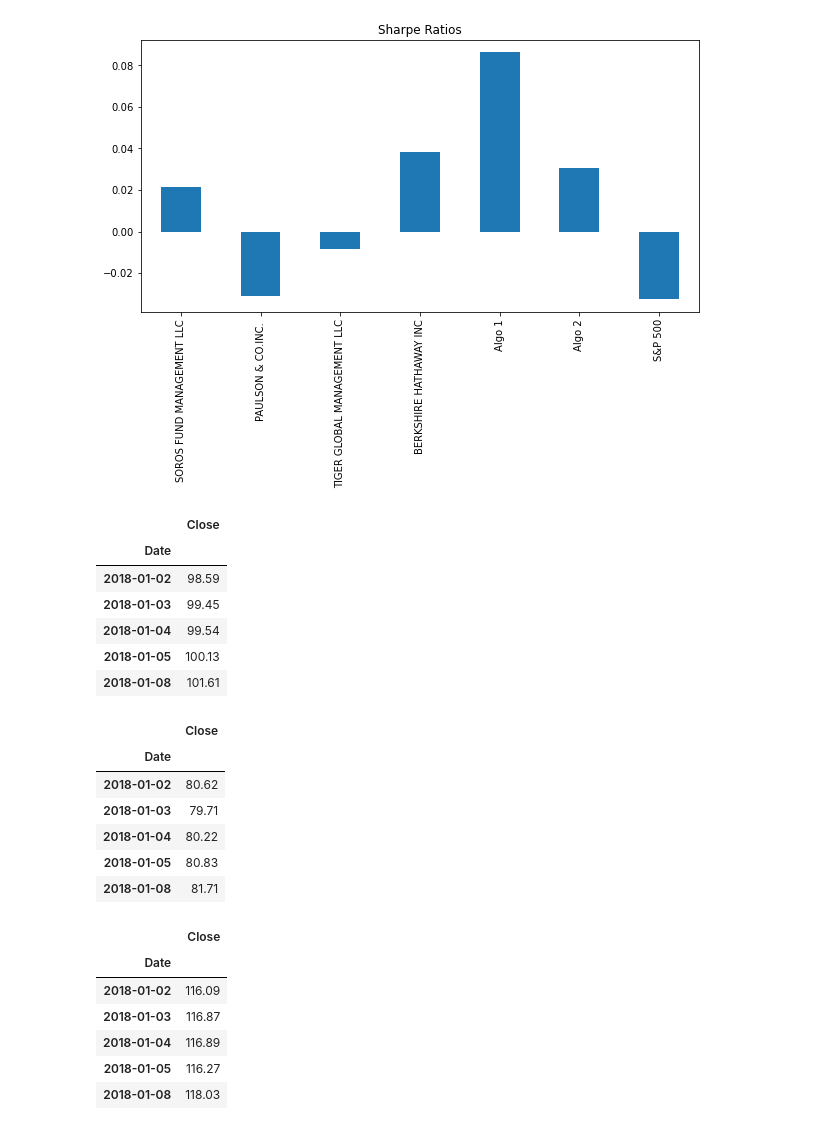
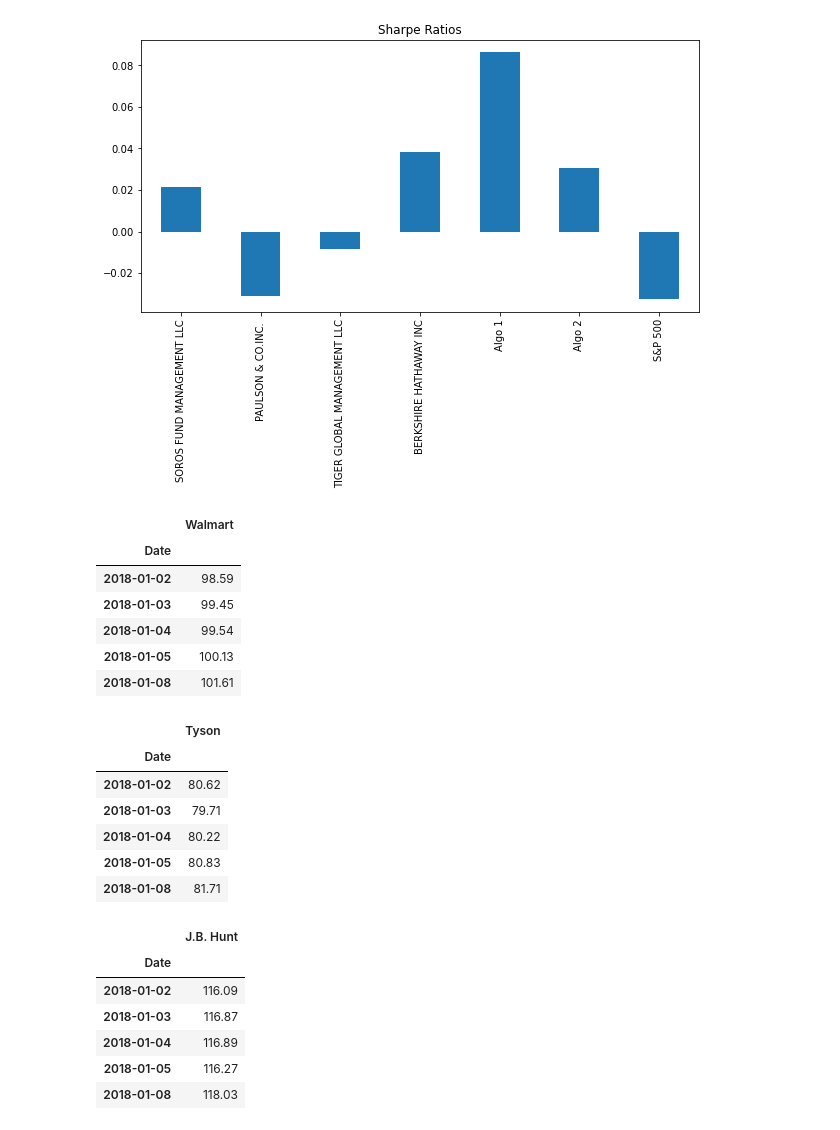
Before and after one commit to campbell8081/Unit04-PandasHW, a Jupyter notebook: whaleportfolio.ipynb, the cells around one changed output. Saved outputs shown, nothing was run; the diff lists cells and outputs as text; code cells hidden in the pictures.

Commit message:
update to column names

```diff
--- a/whaleportfolio.ipynb
+++ b/whaleportfolio.ipynb
@@ -305,12 +305,13 @@ sharpe_ratio.plot.bar(figsize=(10,5), title="Sharpe Ratios")
 # %%
 # Reading Walmart Returns
 walmart_returns_csv = Path("../Resources/WMT_Historical.csv")
 # Read CSV into DataFrame
 walmart_returns_df = pd.read_csv(walmart_returns_csv, index_col="Date",  infer_datetime_format=True, parse_dates=True)
+walmart_returns_df.rename(columns = {'Close':'Walmart'}, inplace=True)
 walmart_returns_df.sort_index()
 walmart_returns_df.head()
 # %% [output]
-|  | Close |
+|  | Walmart |
 | Date |  |
 | 2018-01-02 | 98.59 |
 | 2018-01-03 | 99.45 |
@@ -322,10 +323,11 @@ walmart_returns_df.head()
 tyson_returns_csv = Path("../Resources/TSN_Historical.csv")
 # Read CSV into DataFrame
 tyson_returns_df = pd.read_csv(tyson_returns_csv, index_col="Date", infer_datetime_format=True, parse_dates=True)
+tyson_returns_df.rename(columns = {'Close':'Tyson'}, inplace=True)
 tyson_returns_df.sort_index()
 tyson_returns_df.head()
 # %% [output]
-|  | Close |
+|  | Tyson |
 | Date |  |
 | 2018-01-02 | 80.62 |
 | 2018-01-03 | 79.71 |
@@ -337,10 +339,11 @@ tyson_returns_df.head()
 jbhunt_returns_csv = Path("../Resources/JBHT_Historical.csv")
 # Read CSV into DataFrame
 jbhunt_returns_df = pd.read_csv(jbhunt_returns_csv, index_col="Date", infer_datetime_format=True, parse_dates=True)
+jbhunt_returns_df.rename(columns = {'Close':'J.B. Hunt'}, inplace=True)
 jbhunt_returns_df.sort_index()
 jbhunt_returns_df.head()
 # %% [output]
-|  | Close |
+|  | J.B. Hunt |
 | Date |  |
 | 2018-01-02 | 116.09 |
 | 2018-01-03 | 116.87 |
```
Also changed, not shown: parts of 4 cells of this notebook.
